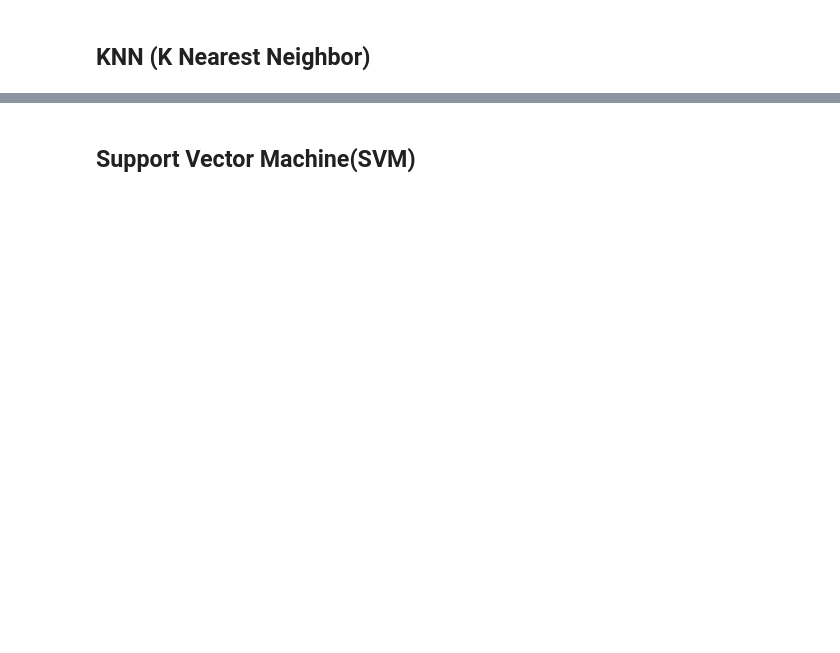
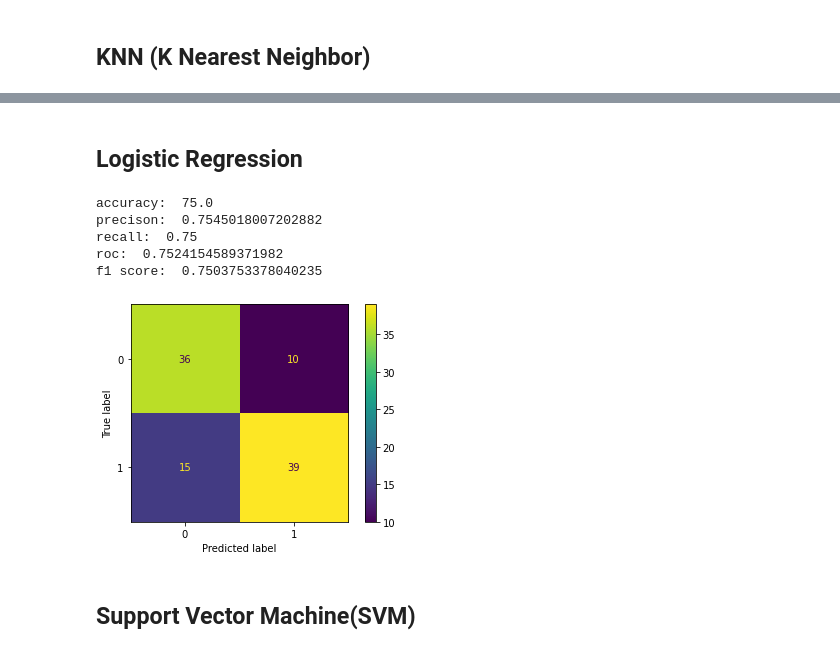
Before and after one commit to Hari-Chandana-Karnam/Facial-Recognition-on-Lions, a Jupyter notebook: HoG_Classification.ipynb, the cells around one changed output, grey strips where cells are left out. Drawn from its saved outputs; the diff is of its cells as text; code cells hidden in the pictures; blank space fills up the shorter version.

```diff
--- a/HoG_Classification.ipynb
+++ b/HoG_Classification.ipynb
@@ -139,3 +150,23 @@ plt.show()
+# %% [markdown]
+## Logistic Regression
+# %%
+lr = make_pipeline(StandardScaler(), LogisticRegression())
+lr.fit(X_train, Y_train)  # apply scaling on training data
+Y_pred_LR = lr.predict(X_test)
+print("accuracy: ",metrics.accuracy_score(Y_test, Y_pred_LR)*100)
+print("precison: ",metrics.precision_score(Y_test,Y_pred_LR,average='weighted', labels=np.unique(Y_pred_LR)))
+print("recall: ",metrics.recall_score(Y_test,Y_pred_LR,average='weighted', labels=np.unique(Y_pred_LR)))
+print("roc: ",metrics.roc_auc_score(Y_test,Y_pred_LR,average='weighted', labels=np.unique(Y_pred_LR)))
+print("f1 score: ",metrics.f1_score(Y_test, Y_pred_LR,average='weighted', labels=np.unique(Y_pred_LR)))
+plot_confusion_matrix(lr, X_test, Y_test)
+plt.show()
+# %% [output]
+accuracy:  75.0
+precison:  0.7545018007202882
+recall:  0.75
+roc:  0.7524154589371982
+f1 score:  0.7503753378040235
+[figure, added]
 # %% [markdown]
 
 ## Support Vector Machine(SVM)
```
Also changed, not shown: parts of 13 cells of this notebook.
